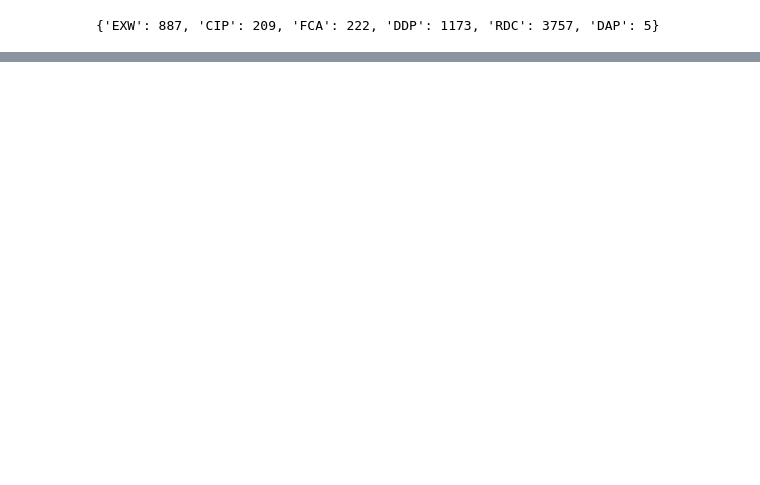
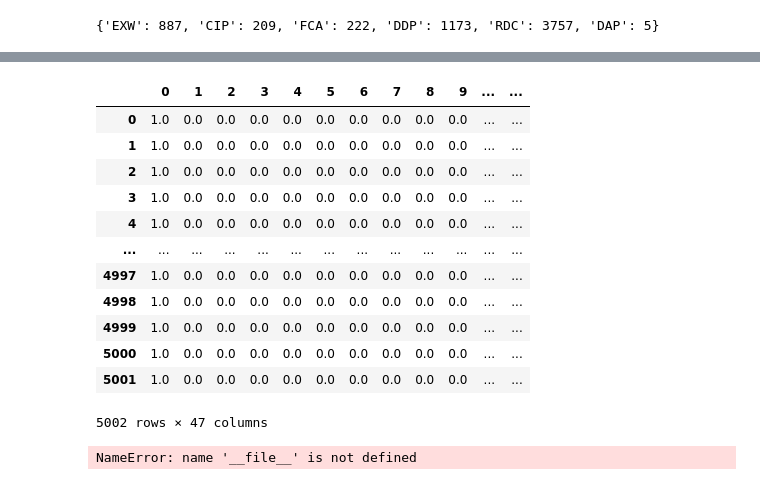
Before and after one commit to PratikBorkar04/Consignment_Pricing, a Jupyter notebook: notebook/MODEL_TRAINING.ipynb, the cells around one changed output, grey strips where cells are left out. Saved outputs shown, nothing was run; the diff lists cells and outputs as text; code cells hidden in the pictures; blank space fills up the shorter version.

```diff
--- a/notebook/MODEL_TRAINING.ipynb
+++ b/notebook/MODEL_TRAINING.ipynb
@@ -323,0 +369,31 @@ df.to_csv("xgb_dataset.csv",index=False)
+# %%
+from numpy import *
+import pandas as pd
+a = ones(5002)
+b = zeros((5002,46))
+c_[a,b]
+z = pd.DataFrame(c_[a,b])
+z
+# %% [output]
+|  | 0 | 1 | 2 | 3 | 4 | 5 | 6 | 7 | 8 | 9 | ... | ... |
+| 0 | 1.0 | 0.0 | 0.0 | 0.0 | 0.0 | 0.0 | 0.0 | 0.0 | 0.0 | 0.0 | ... | ... |
+| 1 | 1.0 | 0.0 | 0.0 | 0.0 | 0.0 | 0.0 | 0.0 | 0.0 | 0.0 | 0.0 | ... | ... |
+| 2 | 1.0 | 0.0 | 0.0 | 0.0 | 0.0 | 0.0 | 0.0 | 0.0 | 0.0 | 0.0 | ... | ... |
+| 3 | 1.0 | 0.0 | 0.0 | 0.0 | 0.0 | 0.0 | 0.0 | 0.0 | 0.0 | 0.0 | ... | ... |
+| 4 | 1.0 | 0.0 | 0.0 | 0.0 | 0.0 | 0.0 | 0.0 | 0.0 | 0.0 | 0.0 | ... | ... |
+| ... | ... | ... | ... | ... | ... | ... | ... | ... | ... | ... | ... | ... |
+| 4997 | 1.0 | 0.0 | 0.0 | 0.0 | 0.0 | 0.0 | 0.0 | 0.0 | 0.0 | 0.0 | ... | ... |
+| 4998 | 1.0 | 0.0 | 0.0 | 0.0 | 0.0 | 0.0 | 0.0 | 0.0 | 0.0 | 0.0 | ... | ... |
+| 4999 | 1.0 | 0.0 | 0.0 | 0.0 | 0.0 | 0.0 | 0.0 | 0.0 | 0.0 | 0.0 | ... | ... |
+| 5000 | 1.0 | 0.0 | 0.0 | 0.0 | 0.0 | 0.0 | 0.0 | 0.0 | 0.0 | 0.0 | ... | ... |
+| 5001 | 1.0 | 0.0 | 0.0 | 0.0 | 0.0 | 0.0 | 0.0 | 0.0 | 0.0 | 0.0 | ... | ... |
+5002 rows × 47 columns
+# %%
+import sys
+from pathlib import Path
+sys.path.append(str(Path(__file__).parent.parent.parent))
+from src.component import data_ingestion
+
+print(data_ingestion.target_feature_train_df)
+# %% [output]
+NameError: name '__file__' is not defined
```
Also changed, not shown: parts of 16 cells of this notebook, 5 other files.
